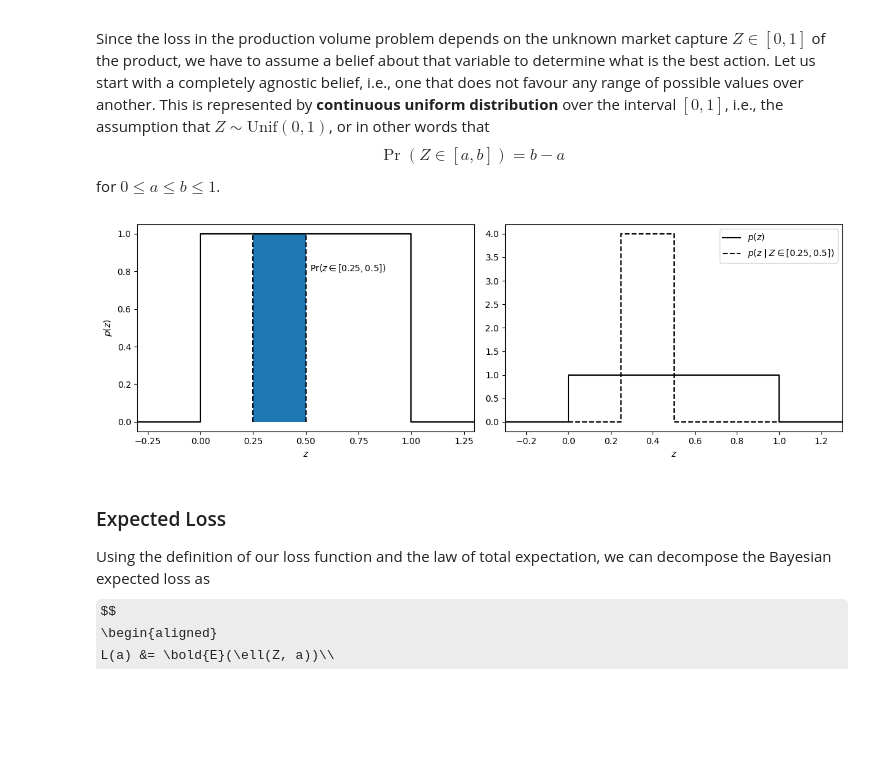
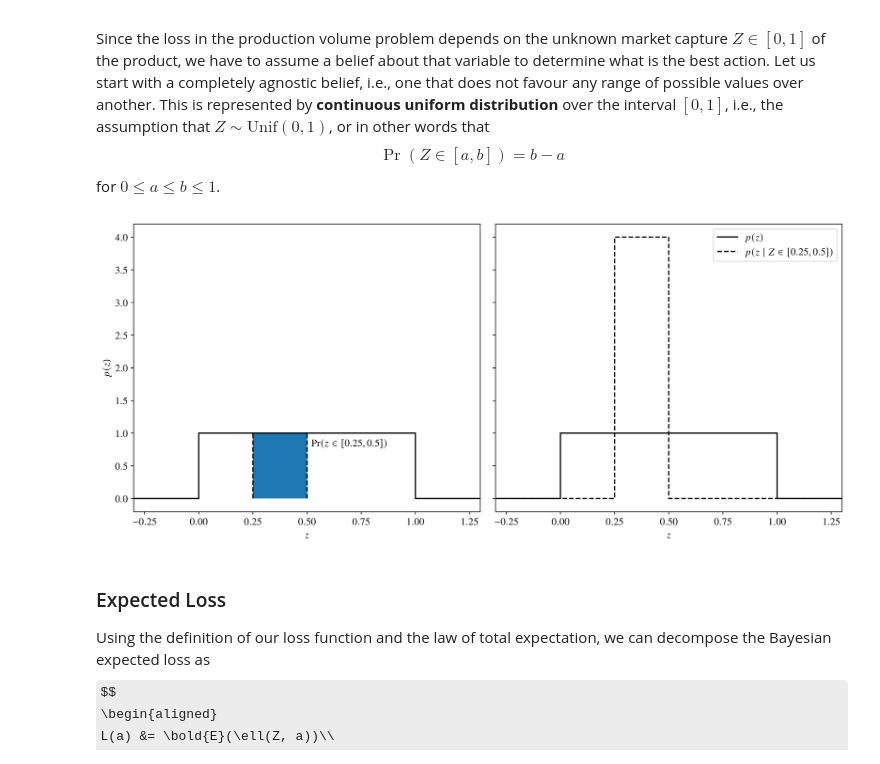
Before and after one commit to marioboley/Uni-Haifa-214.4312-Code, a Jupyter notebook: 1.1_introduction.ipynb, the cells around one changed output. Drawn from its saved outputs; the diff is of its cells as text; code cells hidden in the pictures; some formulas as TeX source; blank space fills up the shorter version.

```diff
--- a/1.1_introduction.ipynb
+++ b/1.1_introduction.ipynb
@@ -343,25 +346,23 @@ $$
 $$
 for $0 \leq a \leq b \leq 1$.
 # %%
-fig, ax = plt.subplots(1, 2, figsize=(12, 4), tight_layout=False)
+from plotting import SLIDE_FIG_DIMS
+# fig, ax = plt.subplots(1, 2, figsize=(12, 4), tight_layout=False)
+fig, ax = subplotgrid('$z$', '$p(z)$', rows=1, cols=2, figsize=SLIDE_FIG_DIMS)
 ax[0].plot([-0.3, 0, 0, 1, 1, 1.3], [0, 0, 1, 1, 0, 0], color='k')
 ax[0].fill_between([0.25, 0.5], [1, 1], label=r'$\Pr(z \in [0.25, 0.5])$')
 ax[0].vlines([0.25, 0.5], 0, 1, linestyles='--', colors='k')
-ax[0].text(0.52, 0.8, r'$\Pr(z \in [0.25, 0.5])$', horizontalalignment='left', fontsize=10)
-ax[0].set_xlabel('$z$')
-ax[0].set_ylabel('$p(z)$')
+ax[0].text(0.52, 0.8, r'$\Pr(z \in [0.25, 0.5])$', horizontalalignment='left', fontsize=12)
 ax[0].set_xticks([-0.25, 0, 0.25, 0.5, 0.75, 1, 1.25])
-ax[0].set_xmargin(0)
 
 ax[1].plot([-0.3, 0, 0, 1, 1, 1.3], [0, 0, 1, 1, 0, 0], color='k', label='$p(z)$')
 ax[1].plot([-0.3, 0.25, 0.25, 0.5, 0.5, 1.3], [0, 0, 4, 4, 0, 0], color='k', ls='--', label=r'$p(z \mid Z \in [0.25, 0.5])$')
-ax[1].set_xmargin(0)
-ax[1].set_xlabel('$z$')
 ax[1].legend()
-
 plt.show()
+# display(fig, metadata={'image/png': {'width': '100%'}})
+# plt.close()
 # %% [output]
-[figure, old version]
+[figure, new version]
 # %% [markdown]
 ### Expected Loss
 
```
Also changed, not shown: parts of 4 cells of this notebook, 2 other files.
